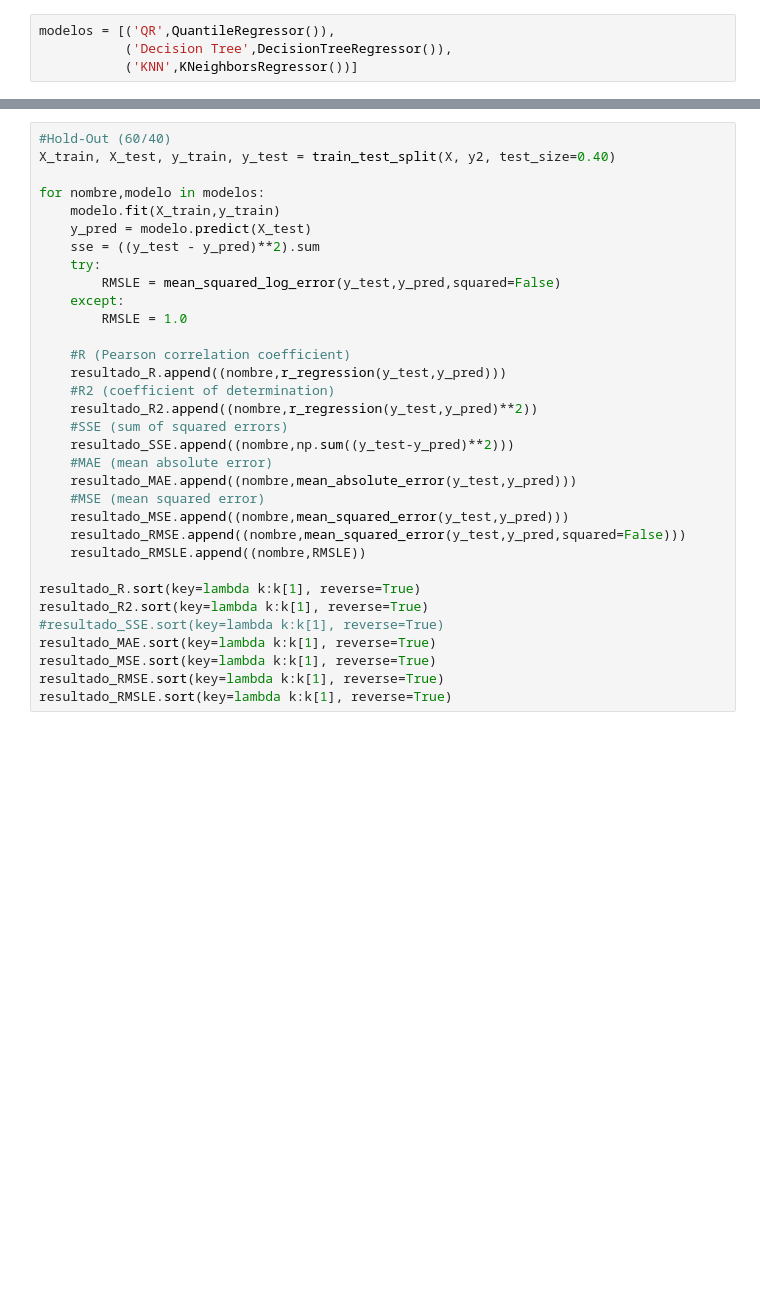
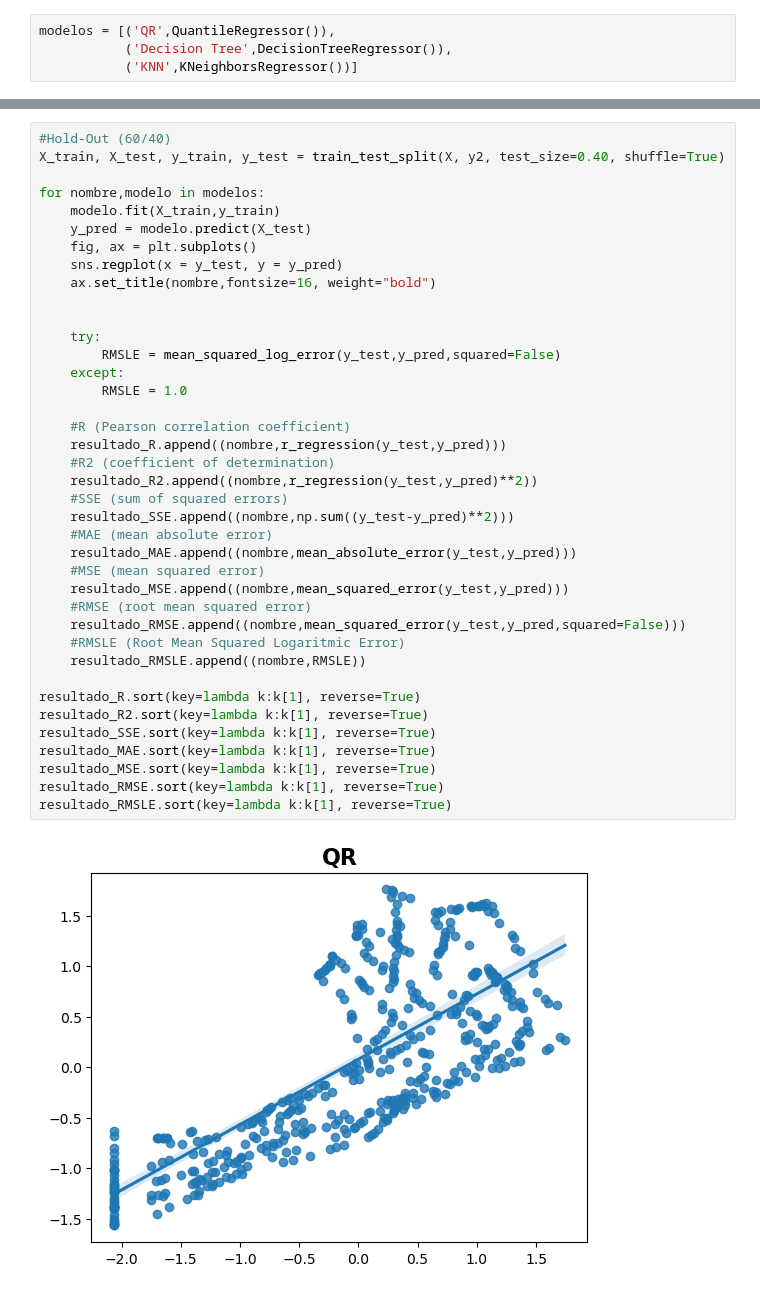
Before and after one commit to AlejandroGZ97/Mineria-de-datos, a Jupyter notebook: P5/Regresion.ipynb, the cells around one changed output, grey strips where cells are left out. Cells and saved outputs as stored; diff of their text form; blank space fills up the shorter version.

```diff
--- a/P5/Regresion.ipynb
+++ b/P5/Regresion.ipynb
@@ -102,33 +102,41 @@ resultado_RMSLE = []
 # %%
 #Hold-Out (60/40)
-X_train, X_test, y_train, y_test = train_test_split(X, y2, test_size=0.40)
+X_train, X_test, y_train, y_test = train_test_split(X, y2, test_size=0.40, shuffle=True)
 
 for nombre,modelo in modelos:
     modelo.fit(X_train,y_train)
     y_pred = modelo.predict(X_test)
-    sse = ((y_test - y_pred)**2).sum
+    fig, ax = plt.subplots()
+    sns.regplot(x = y_test, y = y_pred)
+    ax.set_title(nombre,fontsize=16, weight="bold")
+
+
     try:
         RMSLE = mean_squared_log_error(y_test,y_pred,squared=False)
     except:
         RMSLE = 1.0
 
     #R (Pearson correlation coefficient)
     resultado_R.append((nombre,r_regression(y_test,y_pred)))
     #R2 (coefficient of determination)
     resultado_R2.append((nombre,r_regression(y_test,y_pred)**2))
     #SSE (sum of squared errors)
     resultado_SSE.append((nombre,np.sum((y_test-y_pred)**2)))
     #MAE (mean absolute error)
     resultado_MAE.append((nombre,mean_absolute_error(y_test,y_pred)))
     #MSE (mean squared error)
     resultado_MSE.append((nombre,mean_squared_error(y_test,y_pred)))
+    #RMSE (root mean squared error)
     resultado_RMSE.append((nombre,mean_squared_error(y_test,y_pred,squared=False)))
+    #RMSLE (Root Mean Squared Logaritmic Error)
     resultado_RMSLE.append((nombre,RMSLE))
 
 resultado_R.sort(key=lambda k:k[1], reverse=True)
 resultado_R2.sort(key=lambda k:k[1], reverse=True)
-#resultado_SSE.sort(key=lambda k:k[1], reverse=True)
+resultado_SSE.sort(key=lambda k:k[1], reverse=True)
 resultado_MAE.sort(key=lambda k:k[1], reverse=True)
 resultado_MSE.sort(key=lambda k:k[1], reverse=True)
 resultado_RMSE.sort(key=lambda k:k[1], reverse=True)
 resultado_RMSLE.sort(key=lambda k:k[1], reverse=True)
+# %% [output]
+[figure, added]
```
Also changed, not shown: parts of 37 cells of this notebook.
